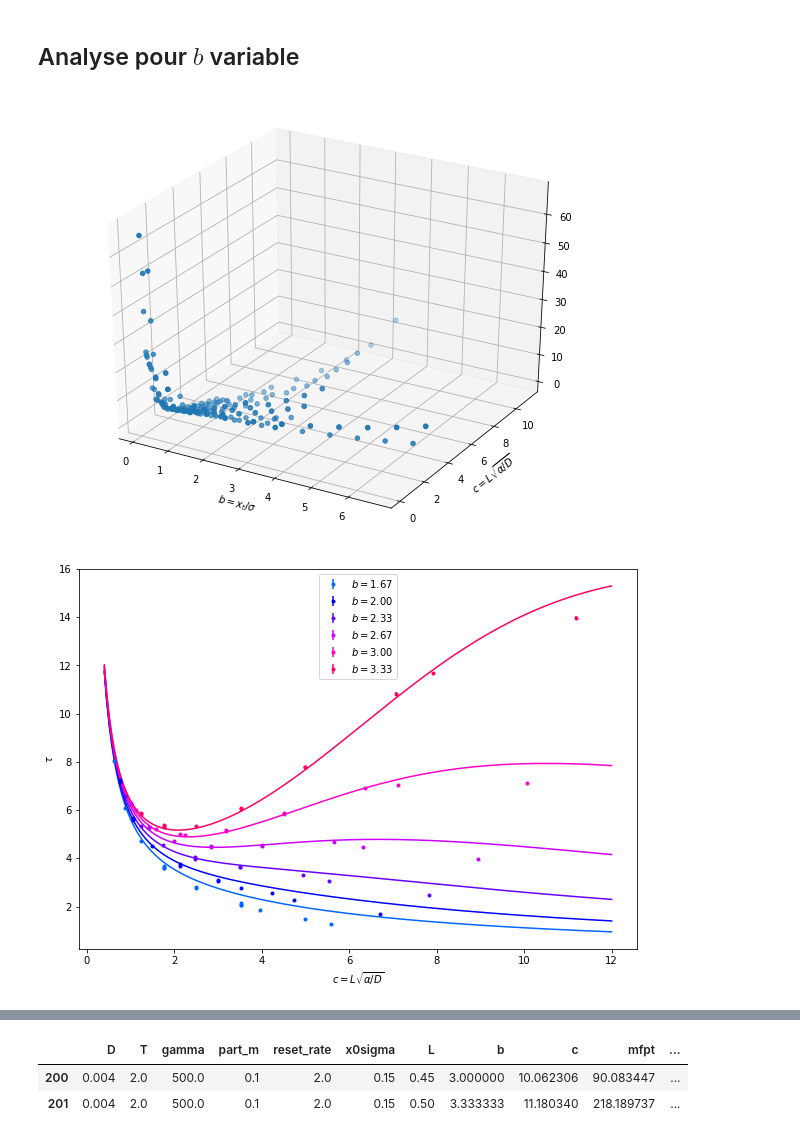
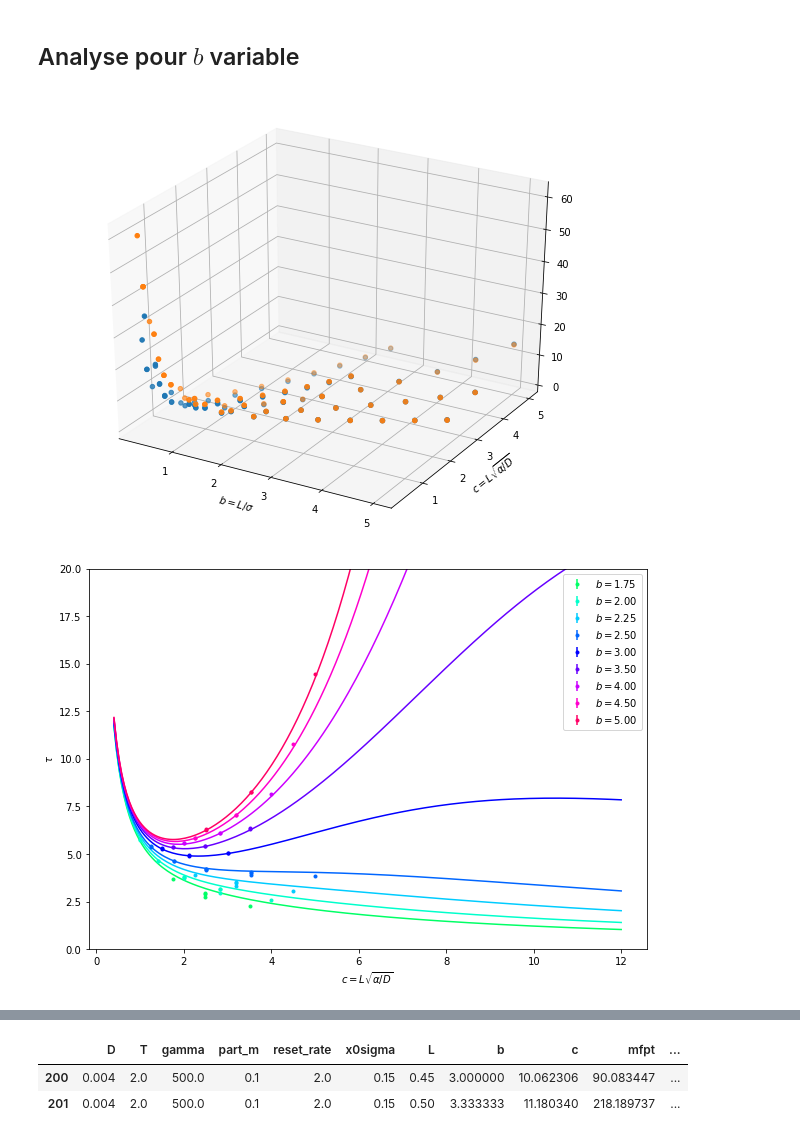
Before and after one commit to xif-fr/BrownianMotion, a Jupyter notebook: langevin-mfpt/langevin-mfpt.ipynb, the cells around one changed output, grey strips where cells are left out. Saved outputs shown, nothing was run; the diff lists cells and outputs as text; code cells hidden in the pictures.

```diff
--- a/langevin-mfpt/langevin-mfpt.ipynb
+++ b/langevin-mfpt/langevin-mfpt.ipynb
@@ -71,0 +74,18 @@ plt.savefig("langevin-mfpt-c-b_inf-zoom.pdf", bbox_inches='tight')
+# %%
+plt.figure(figsize=(6,8))
+Res_mn0 = Res[ Res['part_m'] > 1e-3 ]
+plt.errorbar(Res_mn0['c'], Res_mn0['tau'], yerr=Res_mn0['tau_err'], fmt='.', label=r"measured, $m\neq 0$, $\Delta t = 7.5\cdot 10^{-5}$"+"\n"+r"aggregate of various $\alpha$, $D$ and $L$", color='lightgray')
+groups = Res[ Res['part_m'] < 1e-3 ].sort_values(by='Delta_t').groupby( Res['Delta_t'].apply(lambda x: round(x,6)) )
+for Δt, Res_Δt in list(groups):
+    plt.errorbar(Res_Δt['c'], Res_Δt['tau'], yerr=Res_Δt['tau_err'], fmt='.', label=r"measured, $\Delta t={:.1e}$".format(Δt))
+c = np.linspace(0.1,5.2,200)
+plt.plot(c, tau_binf_th(c), label=r"theoretical", color='black', lw=2)
+plt.ylim((6.1,8.6))
+plt.xlim((0.65,2.6))
+plt.legend(loc='upper center')
+plt.xlabel(r"$c=L\sqrt{\alpha/D}$")
+plt.ylabel(r"$\tau=4D\,\langle t_f\rangle\,/\,L^2$")
+#plt.title(r"MFPT adimentionné (agrégation pour différents paramètres)")
+#plt.title(r"Dimensionless MFPT vs. dimensionless reset rate, $b=\infty$"+"\n"+r"($m/\gamma=2\cdot 10^{-4}$, aggregate of various $\alpha$, $D$ and $L$)")
+plt.title(r"Dimensionless MFPT vs. dimensionless reset rate, $b=\infty$")
+plt.savefig("langevin-mfpt-c-b_inf-zoom.pdf", bbox_inches='tight')
@@ -100,18 +133,19 @@ Res_binf_03
 fig = plt.figure(figsize=(10,8))
 ax = fig.add_subplot(1,1,1, projection='3d')
 ax.scatter( Res['b'], Res['c'], Res['tau'] )
-plt.xlabel(r"$b=x_t/\sigma$")
+ax.scatter( Res['b'], Res['c'], tau_th(Res['b'],Res['c']) )
+plt.xlabel(r"$b=L/\sigma$")
 plt.ylabel(r"$c=L\sqrt{\alpha/D}$")
 #plt.zlabel(r"$\tau$")
-plt.savefig("3d-plot.pdf", bbox_inches='tight')
+#plt.savefig("3d-plot.pdf", bbox_inches='tight')
 plt.show()
 # %% [output]
-[figure, old version]
+[figure, new version]
 # %%
 groups = Res.groupby( Res['b'].apply(lambda x: round(x,2)) )
 colors = {}
 for b, Res_b in list(groups):
-    if len(Res_b) > 3:
+    if len(Res_b) > 4:
         colors[b] = None
 i = 0
 for k in colors.keys():
@@ -146,18 +180,19 @@ def annotate_i (Res_b):
 # %%
 plt.figure(figsize=(10,7))
 for b, Res_b in list(groups):
 
-    if b > 1.6 and len(Res_b) > 3:
+    if b > 1.6 and len(Res_b) > 4:
         c = np.linspace(0.4, 12, 200)
         plt.plot(c, tau_th(b,c), color=colors[b])
         c, tau, err = order_c_tau(Res_b)
         plt.errorbar(c, tau, label=r"$b={:.2f}$".format(b), color=colors[b], yerr=err, fmt='.')
         #annotate_params(Res_b)
 
+plt.ylim((0,20))
 plt.xlabel(r"$c=L\sqrt{\alpha/D}$")
 plt.ylabel(r"$\tau$")
 plt.legend()
-plt.savefig("mfpt-poisson-x0var-highb.pdf", bbox_inches='tight')
+#plt.savefig("mfpt-poisson-x0var-highb.pdf", bbox_inches='tight')
 plt.show()
 # %% [output]
-[figure, old version]
+[figure, new version]
```
Also changed, not shown: parts of 10 cells of this notebook, 2 other files.
